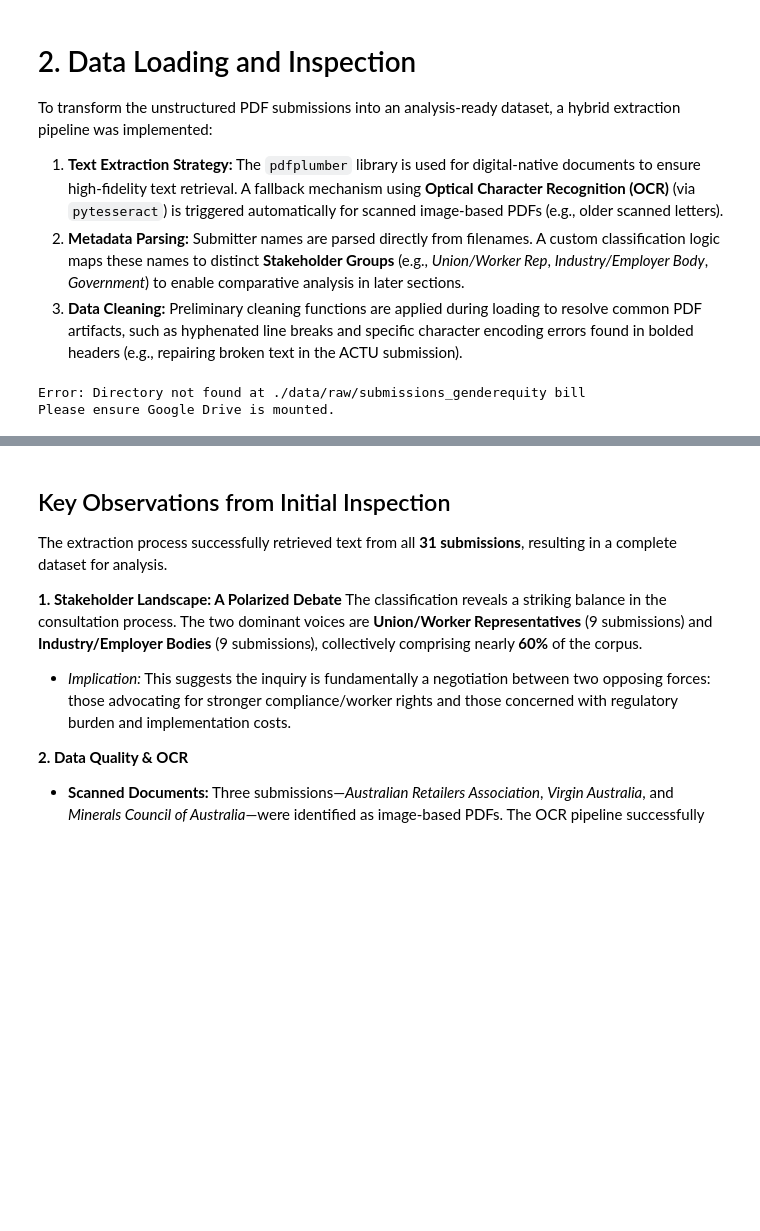
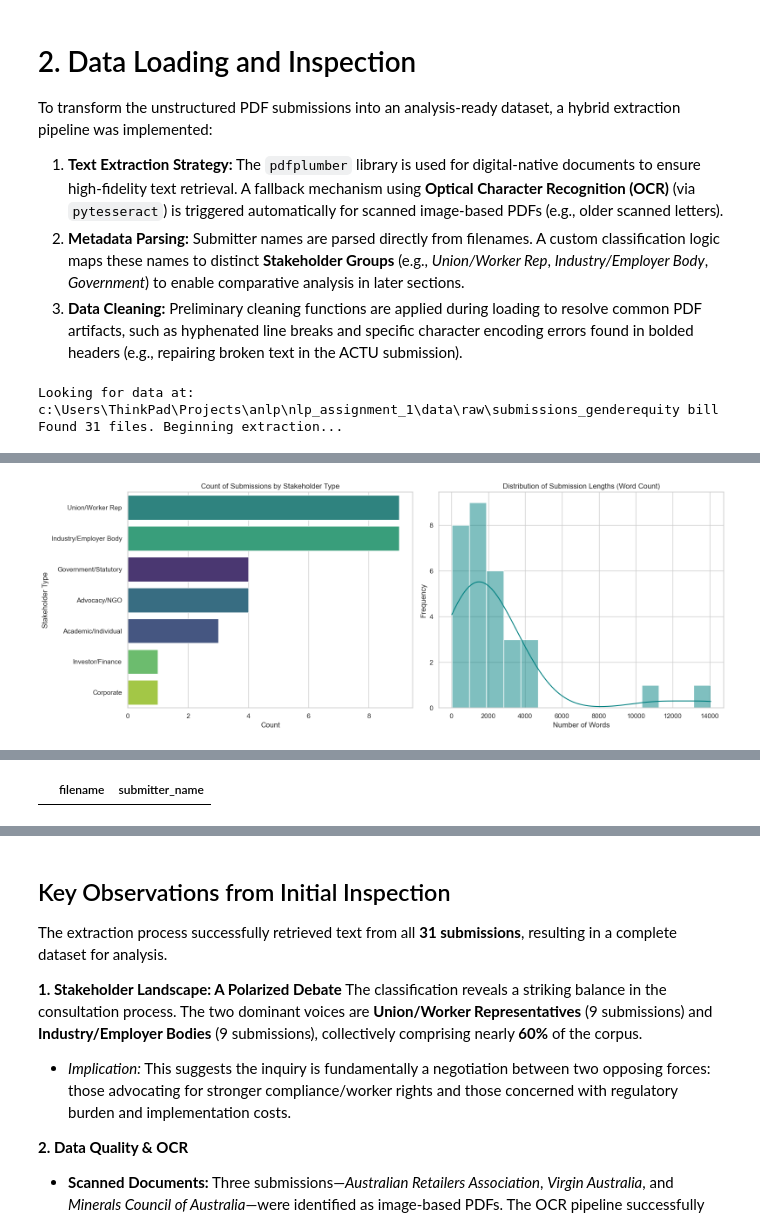
Before and after one commit to tuannm3812/nlp_assignment_1, a Jupyter notebook: notebooks/ANLP_AT1_ManhTuanNguyen_25739083.ipynb, the cells around one changed output, grey strips where cells are left out. Saved outputs shown, nothing was run; the diff lists cells and outputs as text; code cells hidden in the pictures; blank space fills up the shorter version.

Commit message:
chore(notebook): fix DATA_PATH in analysis notebook
Correct data path for local processing; improve filename parsing and OCR/Poppler guidance.

```diff
--- a/notebooks/ANLP_AT1_ManhTuanNguyen_25739083.ipynb
+++ b/notebooks/ANLP_AT1_ManhTuanNguyen_25739083.ipynb
@@ -128,14 +136,28 @@ To transform the unstructured PDF submissions into an analysis-ready dataset, a
 # from google.colab import drive
 # drive.mount('/content/drive')
 # %%
-# 2. Data Loading and Initial Inspection - Pre-Processing
+### 2. Data Loading and Initial Inspection - Pre-Processing
+
+import os
+import re
+import string
+import pandas as pd
+import seaborn as sns
+import matplotlib.pyplot as plt
+import pdfplumber
+import pytesseract
+from pdf2image import convert_from_path
+from tqdm.notebook import tqdm
+from typing import Tuple
+
 # --- Configuration & Constants ---
-# DATA_PATH = (
-#     "/content/drive/MyDrive/Sem3_2026 Autumn/"
-#     "36118 Applied Natural Language Processing/nlp_assignments/nlp_AT1/"
-#     "submissions_genderequity bill"
-# )
-DATA_PATH = './data/submissions_genderequity bill'  # Local path for testing
+
+# 1. Determine Path based on where the notebook is running
+# We assume the notebook is in 'notebooks/' and data is in 'data/raw/submissions_genderequity bill'
+# os.path.abspath('') gets the current directory of the notebook
+PROJECT_ROOT = os.path.abspath(os.path.join(os.getcwd(), '..'))
+DATA_PATH = os.path.join(PROJECT_ROOT, 'data', 'raw', 'submissions_genderequity bill')
+
 OCR_WORD_THRESHOLD = 150  # Fallback to OCR if extracted words are fewer than this
 
 # --- Helper Functions ---
@@ -182,26 +204,11 @@ def clean_text(text: str) -> str:
     return text.strip()
 
 def parse_filename(filename: str) -> Tuple[int, str]:
-    """Extracts submission ID and submitter name from the filename.
-
-    Behaviour:
-    - Prefer explicit numeric prefix like "12. Submitter Name.pdf".
-    - Otherwise, fall back to the first number found anywhere in the filename.
-    - If no number is found, return -1 and the cleaned name.
-    """
-    name_clean = re.sub(r"\.pdf$", "", filename, flags=re.IGNORECASE).strip()
-
-    # 1) Explicit prefix: '12. Name'
-    m = re.search(r"^(\d+)\.\s*(.*)", name_clean)
-    if m:
-        return int(m.group(1)), m.group(2).strip()
-
-    # 2) Any number in the filename (fallback)
-    m2 = re.search(r"(\d+)", name_clean)
-    if m2:
-        return int(m2.group(1)), name_clean
-
-    # 3) No numeric identifier found
+    """Extracts submission ID and submitter name from the filename."""
+    name_clean = re.sub(r"\.pdf$", "", filename, flags=re.IGNORECASE)
+    match = re.search(r"^(\d+)\.\s*(.*)", name_clean)
+    if match:
+        return int(match.group(1)), match.group(2).strip()
     return -1, name_clean
 
 def categorize_stakeholder(name: str) -> str:
@@ -224,7 +231,6 @@ def categorize_stakeholder(name: str) -> str:
         return "Union/Worker Rep"
 
     # 3. Industry/Employer Bodies
-    # Includes specific peak bodies and associations
     if any(k in name_lower for k in [
         "minerals council", "retailers association", "industry group",
         "clubs australia", "master electricians", "business council",
@@ -283,6 +289,10 @@ def load_submission_data(source_dir: str) -> pd.DataFrame:
     records = []
 
     # Filter for PDF files only
+    # Check if dir exists first
+    if not os.path.exists(source_dir):
+        raise FileNotFoundError(f"Directory not found: {source_dir}")
+
     pdf_files = sorted(
         [f for f in os.listdir(source_dir) if f.lower().endswith(".pdf")]
     )
@@ -348,7 +358,9 @@ def plot_corpus_stats(df: pd.DataFrame) -> None:
 
 # --- Execution Logic ---
 
-# Check if path exists (prevents crashing if Drive isn't mounted)
+print(f"Looking for data at: {DATA_PATH}")
+
+# Check if path exists
 if os.path.exists(DATA_PATH):
     # 1. Load Data
     submissions_df = load_submission_data(DATA_PATH)
@@ -372,8 +384,9 @@ if os.path.exists(DATA_PATH):
     display(submissions_df[submissions_df["stakeholder_type"] == "Other"][["filename", "submitter_name"]])
 
 else:
-    print(f"Error: Directory not found at {DATA_PATH}")
-    print("Please ensure Google Drive is mounted.")
+    print(f"❌ Error: Directory not found at: {DATA_PATH}")
+    print(f"Current Working Directory is: {os.getcwd()}")
+    print("Please check your folder structure in VS Code.")
 # %% [output]
-Error: Directory not found at ./data/raw/submissions_genderequity bill
-Please ensure Google Drive is mounted.
+Looking for data at: c:\Users\ThinkPad\Projects\anlp\nlp_assignment_1\data\raw\submissions_genderequity bill
+Found 31 files. Beginning extraction...
@@ -379,0 +410 @@ Please ensure Google Drive is mounted.
+[figure, added]
@@ -380,3 +440,4 @@ Please ensure Google Drive is mounted.
+|  | filename | submitter_name |
 # %%
 # Display the first 1000 characters of each submission's raw text
 print("First 1000 characters of each submission's text:")
```
Also changed, not shown: parts of 9 cells of this notebook.
